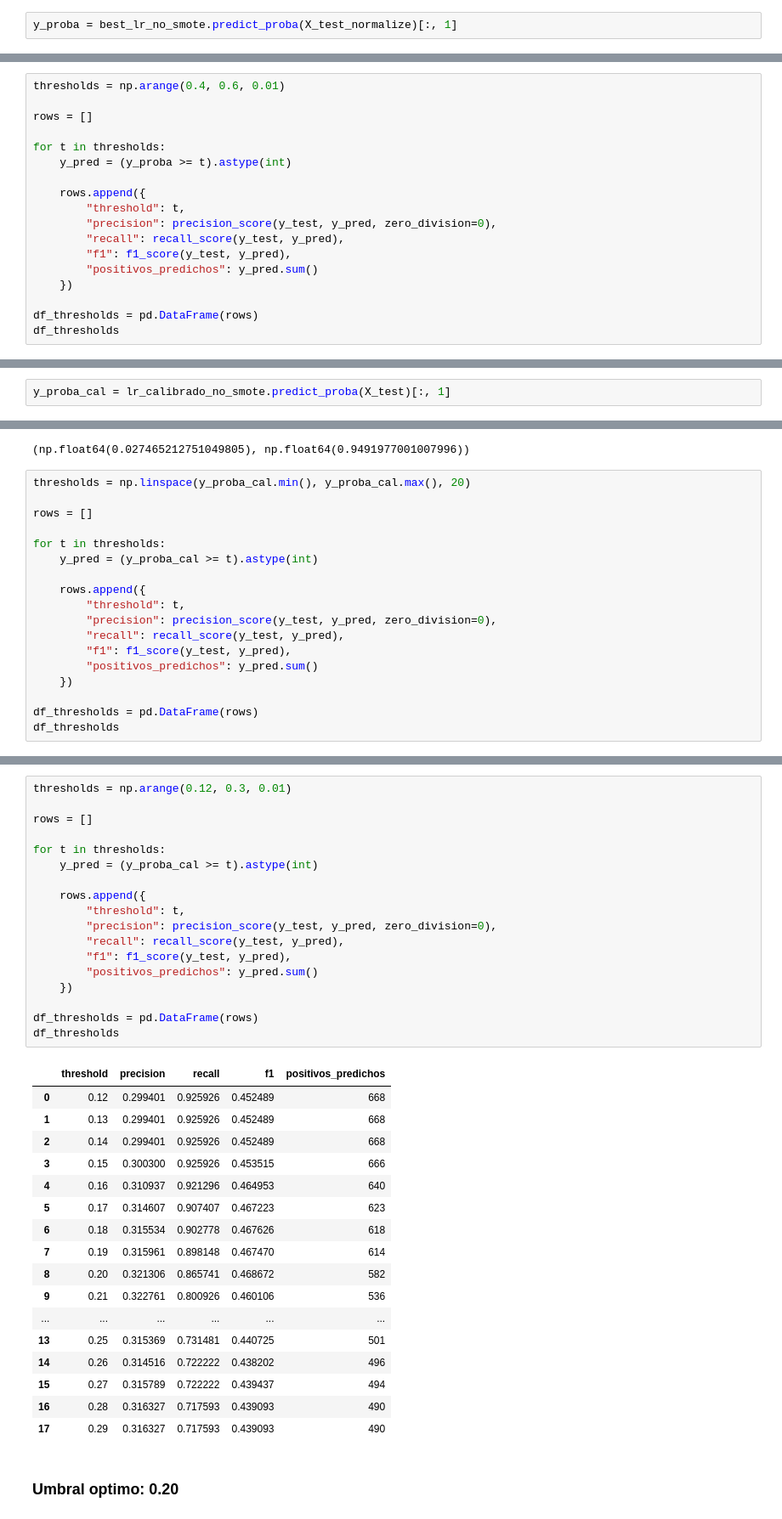
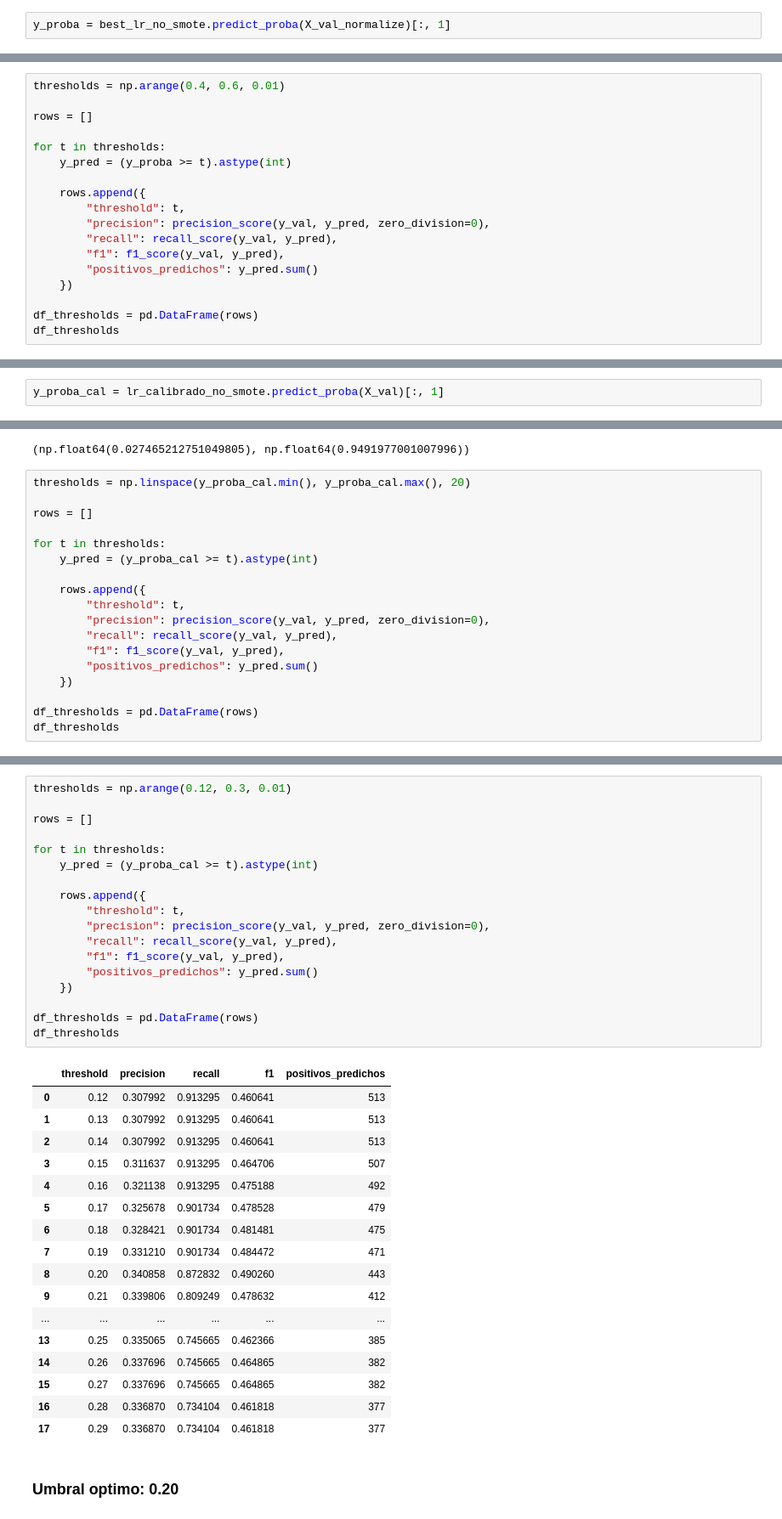
Before and after one commit to GuilleLondero/churn_insight_hackathon, a Jupyter notebook: data_science/notebooks/optimizacion_modelos.ipynb, the cells around one changed output, grey strips where cells are left out. Shown at 85% size. Cells and saved outputs as stored; diff of their text form.

```diff
--- a/data_science/notebooks/optimizacion_modelos.ipynb
+++ b/data_science/notebooks/optimizacion_modelos.ipynb
@@ -821,7 +822,7 @@ plt.show()
 # %% [markdown]
 ## Eligiendo el umbral optimo
 # %%
-y_proba = best_lr_no_smote.predict_proba(X_test_normalize)[:, 1]
+y_proba = best_lr_no_smote.predict_proba(X_val_normalize)[:, 1]
 # %%
 y_proba.min(), y_proba.max()
 # %% [output]
@@ -836,9 +837,9 @@ for t in thresholds:
 
     rows.append({
         "threshold": t,
-        "precision": precision_score(y_test, y_pred, zero_division=0),
-        "recall": recall_score(y_test, y_pred),
-        "f1": f1_score(y_test, y_pred),
+        "precision": precision_score(y_val, y_pred, zero_division=0),
+        "recall": recall_score(y_val, y_pred),
+        "f1": f1_score(y_val, y_pred),
         "positivos_predichos": y_pred.sum()
     })
 
@@ -883,7 +884,7 @@ CalibratedClassifierCV(cv=5,
                                                     random_state=82,
                                                     solver='liblinear'))
 # %%
-y_proba_cal = lr_calibrado_no_smote.predict_proba(X_test)[:, 1]
+y_proba_cal = lr_calibrado_no_smote.predict_proba(X_val)[:, 1]
 # %%
 y_proba_cal.min(), y_proba_cal.max()
 # %% [output]
@@ -898,9 +899,9 @@ for t in thresholds:
 
     rows.append({
         "threshold": t,
-        "precision": precision_score(y_test, y_pred, zero_division=0),
-        "recall": recall_score(y_test, y_pred),
-        "f1": f1_score(y_test, y_pred),
+        "precision": precision_score(y_val, y_pred, zero_division=0),
+        "recall": recall_score(y_val, y_pred),
+        "f1": f1_score(y_val, y_pred),
         "positivos_predichos": y_pred.sum()
     })
 
@@ -927,39 +928,39 @@ df_thresholds
 # %%
 thresholds = np.arange(0.12, 0.3, 0.01)
 
 rows = []
 
 for t in thresholds:
     y_pred = (y_proba_cal >= t).astype(int)
 
     rows.append({
         "threshold": t,
-        "precision": precision_score(y_test, y_pred, zero_division=0),
-        "recall": recall_score(y_test, y_pred),
-        "f1": f1_score(y_test, y_pred),
+        "precision": precision_score(y_val, y_pred, zero_division=0),
+        "recall": recall_score(y_val, y_pred),
+        "f1": f1_score(y_val, y_pred),
         "positivos_predichos": y_pred.sum()
     })
 
 df_thresholds = pd.DataFrame(rows)
 df_thresholds
 # %% [output]
 |  | threshold | precision | recall | f1 | positivos_predichos |
-| 0 | 0.12 | 0.299401 | 0.925926 | 0.452489 | 668 |
-| 1 | 0.13 | 0.299401 | 0.925926 | 0.452489 | 668 |
-| 2 | 0.14 | 0.299401 | 0.925926 | 0.452489 | 668 |
-| 3 | 0.15 | 0.300300 | 0.925926 | 0.453515 | 666 |
-| 4 | 0.16 | 0.310937 | 0.921296 | 0.464953 | 640 |
-| 5 | 0.17 | 0.314607 | 0.907407 | 0.467223 | 623 |
-| 6 | 0.18 | 0.315534 | 0.902778 | 0.467626 | 618 |
-| 7 | 0.19 | 0.315961 | 0.898148 | 0.467470 | 614 |
-| 8 | 0.20 | 0.321306 | 0.865741 | 0.468672 | 582 |
-| 9 | 0.21 | 0.322761 | 0.800926 | 0.460106 | 536 |
+| 0 | 0.12 | 0.307992 | 0.913295 | 0.460641 | 513 |
+| 1 | 0.13 | 0.307992 | 0.913295 | 0.460641 | 513 |
+| 2 | 0.14 | 0.307992 | 0.913295 | 0.460641 | 513 |
+| 3 | 0.15 | 0.311637 | 0.913295 | 0.464706 | 507 |
+| 4 | 0.16 | 0.321138 | 0.913295 | 0.475188 | 492 |
+| 5 | 0.17 | 0.325678 | 0.901734 | 0.478528 | 479 |
+| 6 | 0.18 | 0.328421 | 0.901734 | 0.481481 | 475 |
+| 7 | 0.19 | 0.331210 | 0.901734 | 0.484472 | 471 |
+| 8 | 0.20 | 0.340858 | 0.872832 | 0.490260 | 443 |
+| 9 | 0.21 | 0.339806 | 0.809249 | 0.478632 | 412 |
 | ... | ... | ... | ... | ... | ... |
-| 13 | 0.25 | 0.315369 | 0.731481 | 0.440725 | 501 |
-| 14 | 0.26 | 0.314516 | 0.722222 | 0.438202 | 496 |
-| 15 | 0.27 | 0.315789 | 0.722222 | 0.439437 | 494 |
-| 16 | 0.28 | 0.316327 | 0.717593 | 0.439093 | 490 |
-| 17 | 0.29 | 0.316327 | 0.717593 | 0.439093 | 490 |
+| 13 | 0.25 | 0.335065 | 0.745665 | 0.462366 | 385 |
+| 14 | 0.26 | 0.337696 | 0.745665 | 0.464865 | 382 |
+| 15 | 0.27 | 0.337696 | 0.745665 | 0.464865 | 382 |
+| 16 | 0.28 | 0.336870 | 0.734104 | 0.461818 | 377 |
+| 17 | 0.29 | 0.336870 | 0.734104 | 0.461818 | 377 |
 # %% [markdown]
 ### Umbral optimo: **0.20**
 # %% [markdown]
```
Also changed, not shown: parts of 33 cells of this notebook.
